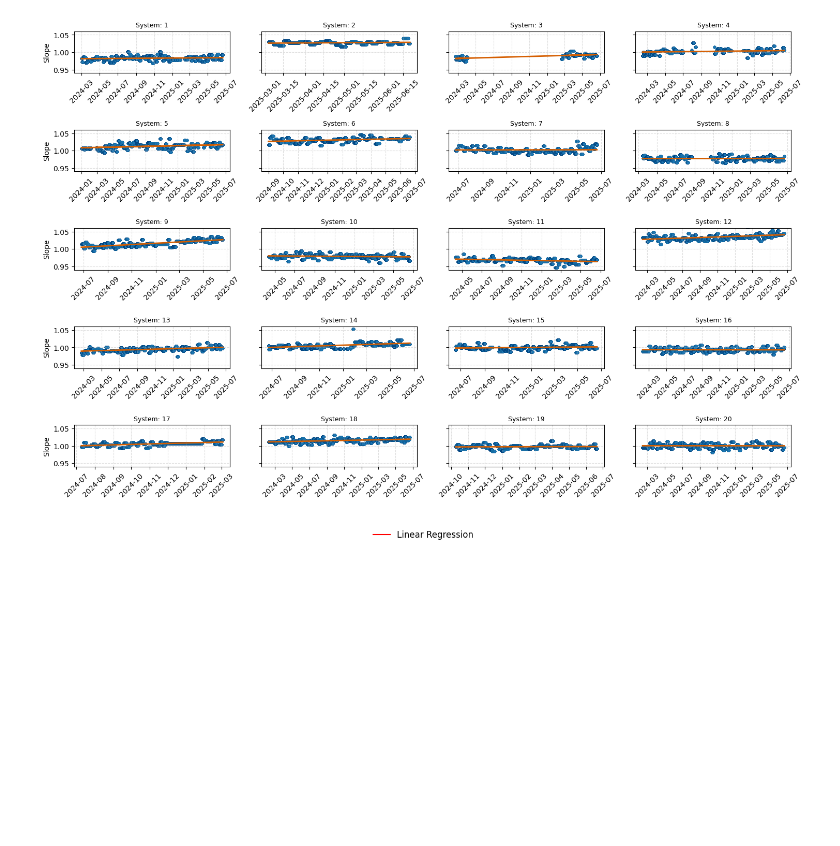
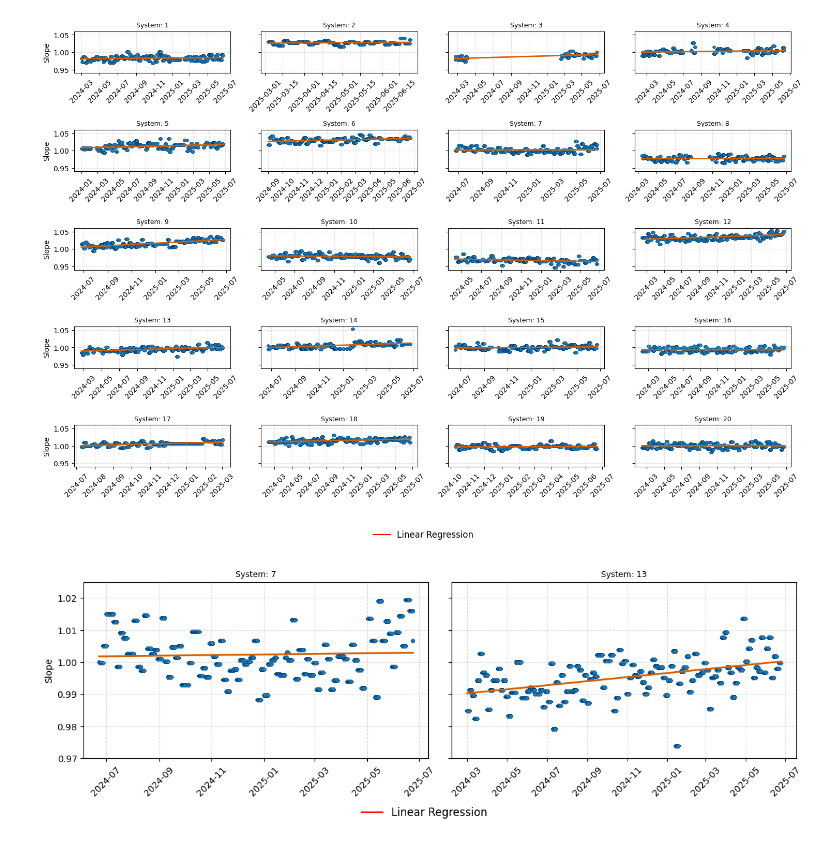
Before and after one commit to tum-esm/ACROPOLIS-data-processing, a Jupyter notebook: notebooks/deployment/slope_over_time.ipynb, the cells around one changed output. Cells and saved outputs as stored; diff of their text form; code cells hidden in the pictures; blank space fills up the shorter version.

Commit message:
add ability to plot 2 systems

```diff
--- a/notebooks/deployment/slope_over_time.ipynb
+++ b/notebooks/deployment/slope_over_time.ipynb
@@ -146,3 +146,78 @@ plot_slope_trends_per_system(
 )
 # %% [output]
 [figure]
+# %%
+y_col_name="slope"
+y_title="Slope"
+y_lim=(0.97, 1.025)
+figsize=(12, 4)
+n_cols = 2
+dpi = 100
+
+system_ids = [7,13]
+
+n_systems = len(system_ids)
+n_rows = int(np.ceil(n_systems / n_cols))
+
+# setup subplots
+fig, axes = plt.subplots(n_rows, n_cols,
+                            figsize=figsize, dpi=dpi,
+                            sharex=False, sharey=True)
+axes = np.array(axes).reshape(n_rows, n_cols)
+
+for idx, system_id in enumerate(system_ids):
+    row, col = divmod(idx, n_cols)
+    ax = axes[row, col]
+
+
+    df_sys = df.filter(pl.col("system_id") == system_id).filter(pl.col("datetime") > datetime(2024, 3, 1).replace(tzinfo=timezone.utc))
+
+
+    x = df_sys.get_column("datetime").to_numpy()
+    y = df_sys.get_column(y_col_name).to_numpy()
+
+    # Scatter
+    ax.scatter(x, y, s=15, alpha=0.6, edgecolor='black', linewidth=0.01)
+
+    # Regression (if enough points)
+    if len(x) > 1:
+        x_num = mdates.date2num(x).reshape(-1, 1)
+        model = LinearRegression()
+        model.fit(x_num, y)
+        y_pred = model.predict(x_num)
+        ax.plot(x, y_pred, color="#D55E00", linewidth=2)
+
+    # Baseline
+    #ax.axhline(1.0, linestyle='--', color='black', linewidth=1)
+
+    # Titles & labels
+    ax.set_title(f"System: {system_id}", fontsize=9)
+    ax.set_ylim(y_lim)
+    #ax.set_xlabel("Date", fontsize=8)
+    ax.tick_params(axis='x', labelrotation=45)
+    ax.yaxis.set_major_formatter(ticker.FormatStrFormatter('%.2f'))
+    ax.grid(True, linestyle='--', alpha=0.4)
+    if col == 0:
+        ax.set_ylabel(y_title)
+
+# Turn off unused axes
+for idx in range(n_systems, n_rows * n_cols):
+    axes.flat[idx].axis("off")
+
+# Shared legend
+line_reg  = Line2D([0], [0], color="red", label="Linear Regression")
+#line_base = Line2D([0], [0], linestyle="--", color="black", label="Baseline")
+fig.legend(
+    handles=[line_reg],
+    loc='lower center',
+    bbox_to_anchor=(0.5, -0.03),
+    ncol=2,
+    frameon=False,
+    fontsize=12,
+)
+
+#fig.suptitle("Slope Trends per System (Raw Values + Linear Fit)", fontsize=14, y=1.02)
+plt.tight_layout(rect=[0, 0.05, 1, 1])
+plt.show()
+# %% [output]
+[figure, added]
```
Also changed, not shown: parts of 1 cell of this notebook.
